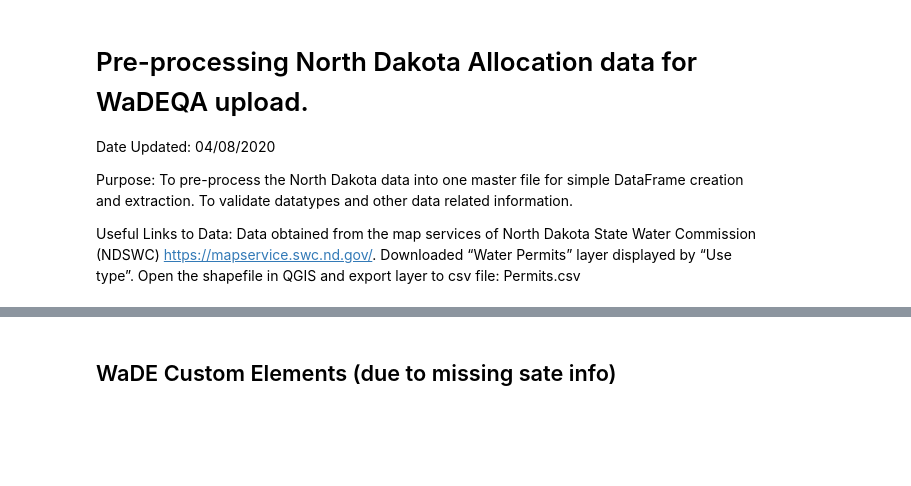
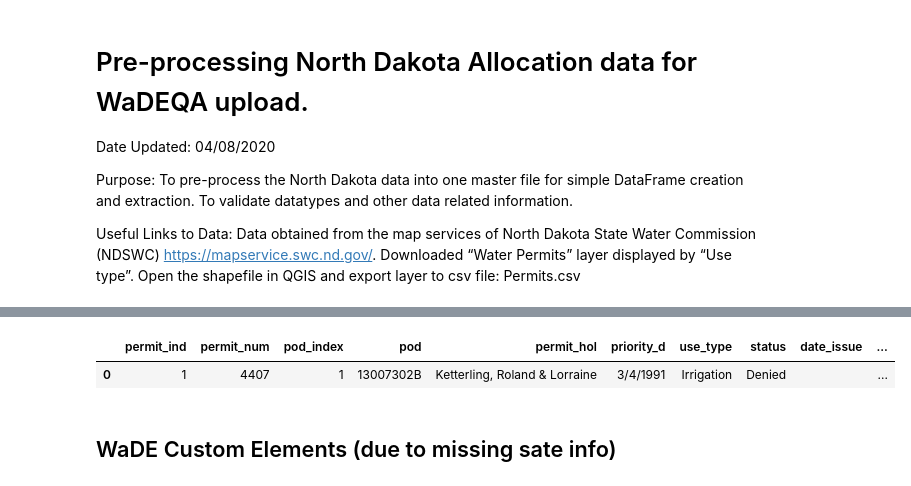
Before and after one commit to WSWCWaterDataExchange/MappingStatesDataToWaDE2.0, a Jupyter notebook: NorthDakota/WaterAllocation/0_PreProcessNorthDakotaAllocationData.ipynb, the cells around one changed output, grey strips where cells are left out. Drawn from its saved outputs; the diff is of its cells as text; code cells hidden in the pictures; blank space fills up the shorter version.

```diff
--- a/NorthDakota/WaterAllocation/0_PreProcessNorthDakotaAllocationData.ipynb
+++ b/NorthDakota/WaterAllocation/0_PreProcessNorthDakotaAllocationData.ipynb
@@ -203,3 +139,9 @@ df
+# %%
+df['in_WaterAllocationNativeURL'] = "https://www.swc.nd.gov/info_edu/map_data_resources/waterpermits/single.php?id=" + df['permit_ind'].astype(str)
+df.head(1)
+# %% [output]
+|  | permit_ind | permit_num | pod_index | pod | permit_hol | priority_d | use_type | status | date_issue | ... |
+| 0 | 1 | 4407 | 1 | 13007302B | Ketterling, Roland & Lorraine | 3/4/1991 | Irrigation | Denied |  | ... |
 # %% [markdown]
 ## WaDE Custom Elements (due to missing sate info)
 # %%
```
Also changed, not shown: parts of 10 cells of this notebook, 12 other files.
